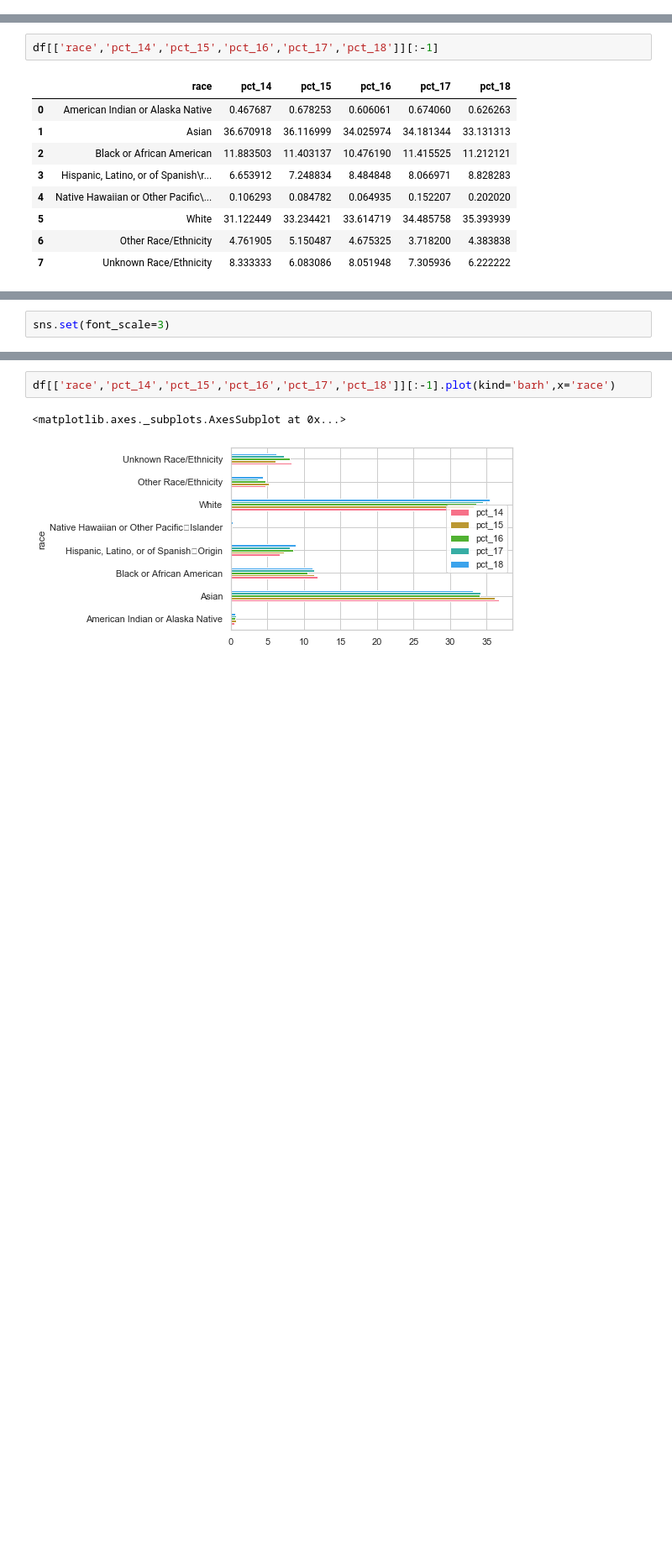
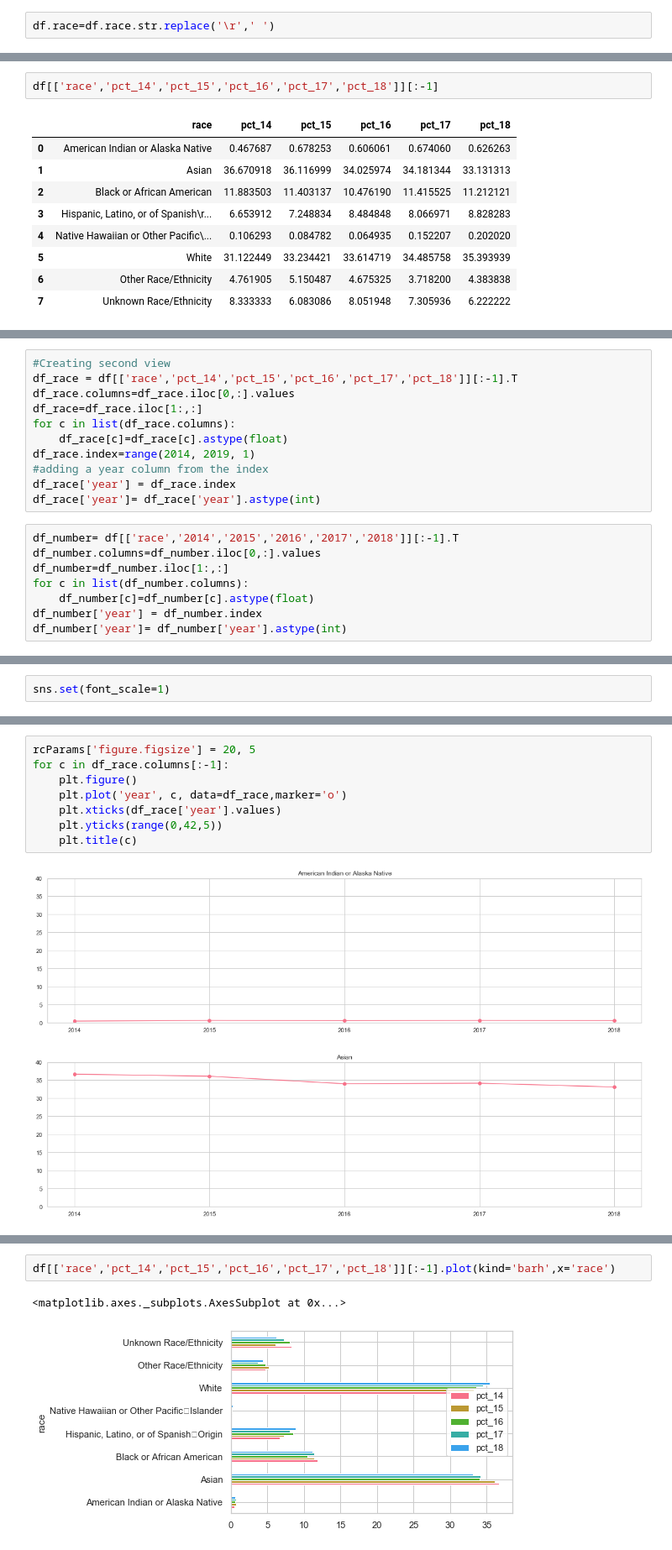
Before and after one commit to lliukrason2/analysis_projects, a Jupyter notebook: psychiatrists_diversity/residency_applicants_visualization.ipynb, the cells around one changed output, grey strips where cells are left out. Shown: that part at 84% size. Cells and saved outputs as stored; diff of their text form; blank space fills up the shorter version.

```diff
--- a/psychiatrists_diversity/residency_applicants_visualization.ipynb
+++ b/psychiatrists_diversity/residency_applicants_visualization.ipynb
@@ -17,3 +23,5 @@ df=pd.read_csv('tabula-psychiatry_residency.csv',thousands=',')
+# %%
+df.race=df.race.str.replace('\r',' ')
 # %%
 df.columns = df.columns.str.replace("ERAS", "")
 # %%
@@ -55,0 +83,19 @@ df[['race','pct_14','pct_15','pct_16','pct_17','pct_18']][:-1]
+# %%
+#Creating second view
+df_race = df[['race','pct_14','pct_15','pct_16','pct_17','pct_18']][:-1].T
+df_race.columns=df_race.iloc[0,:].values
+df_race=df_race.iloc[1:,:]
+for c in list(df_race.columns):
+    df_race[c]=df_race[c].astype(float)
+df_race.index=range(2014, 2019, 1)
+#adding a year column from the index
+df_race['year'] = df_race.index
+df_race['year']= df_race['year'].astype(int)
+# %%
+df_number= df[['race','2014','2015','2016','2017','2018']][:-1].T
+df_number.columns=df_number.iloc[0,:].values
+df_number=df_number.iloc[1:,:]
+for c in list(df_number.columns):
+    df_number[c]=df_number[c].astype(float)
+df_number['year'] = df_number.index
+df_number['year']= df_number['year'].astype(int)
@@ -56,2 +115,2 @@ df[['race','pct_14','pct_15','pct_16','pct_17','pct_18']][:-1]
 # %%
-sns.set(font_scale=3)
+sns.set(font_scale=1)
@@ -62,0 +117,11 @@ sns.catplot(kind='bar',row='race',data=df[['race','pct_14','pct_15','pct_16','pc
+# %%
+rcParams['figure.figsize'] = 20, 5
+for c in df_race.columns[:-1]:
+    plt.figure()
+    plt.plot('year', c, data=df_race,marker='o')
+    plt.xticks(df_race['year'].values)
+    plt.yticks(range(0,42,5))
+    plt.title(c)
+# %% [output]
+[figure, added]
+[figure, added]
```
Also changed, not shown: parts of 17 cells of this notebook, 8 other files.
